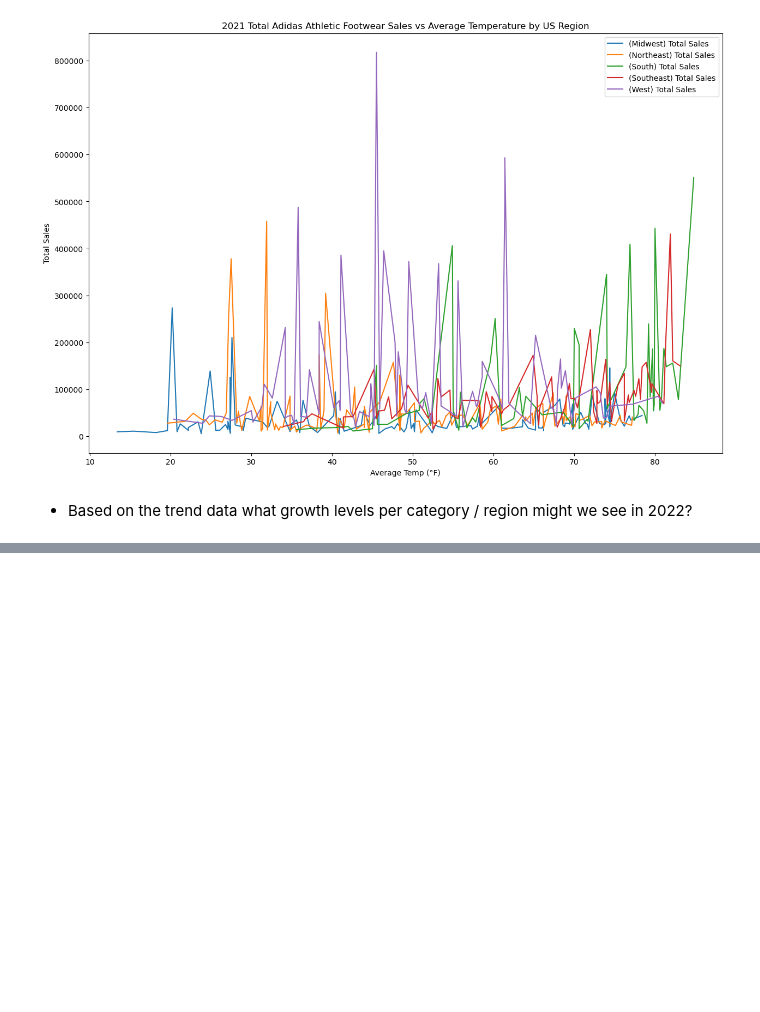
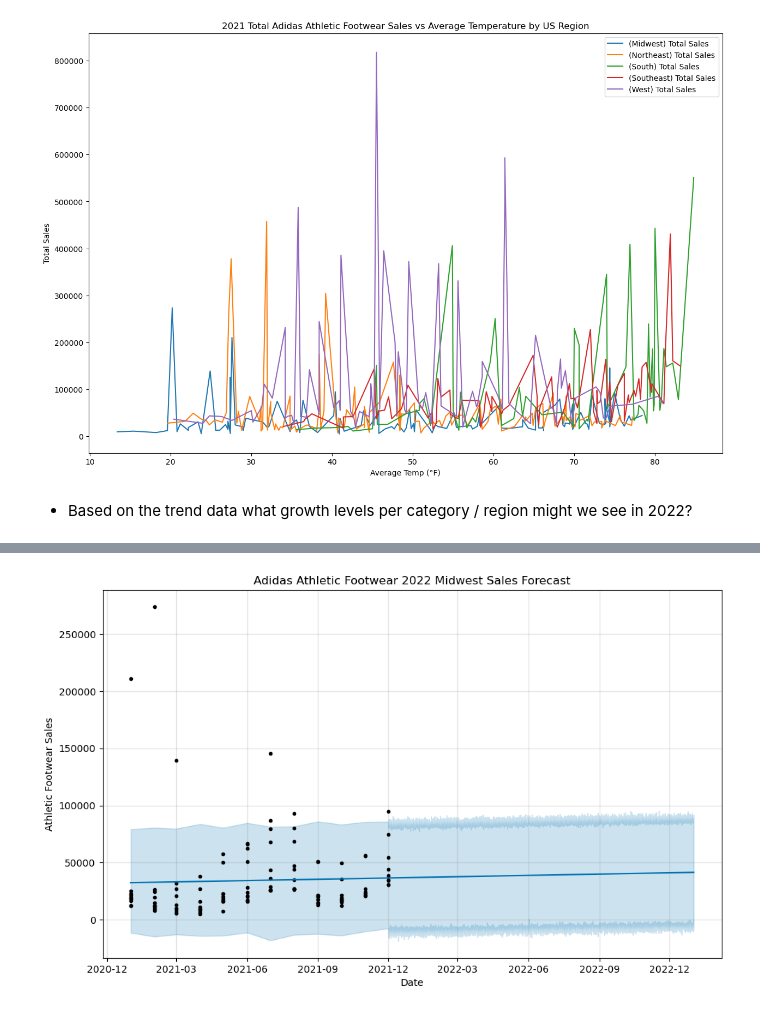
Before and after one commit to Krinnik/adidas_sales_temp_analysis, a Jupyter notebook: nik_workspace.ipynb, the cells around one changed output, grey strips where cells are left out. Saved outputs shown, nothing was run; the diff lists cells and outputs as text; code cells hidden in the pictures; blank space fills up the shorter version.

Commit message:
finished regional analysis with Phophet prediction plots.

```diff
--- a/nik_workspace.ipynb
+++ b/nik_workspace.ipynb
@@ -1405,0 +1559,6 @@ plt.show()
+# %%
+'''Call, fit, and create future and forecast dataframes with Prophet\n
+For Midwest, Northeast, West, Southeast, South, and Total 2021 datasets'''
+
+mw_model = Prophet()
+mw_model
@@ -1405,0 +1587,2 @@ plt.show()
+# %%
+mw_model.fit(adidas_mw_trends)
@@ -1405,0 +1617,4 @@ plt.show()
+# %%
+future_mw_trends = mw_model.make_future_dataframe(periods=9503, freq='h')
+
+display(future_mw_trends.tail())
@@ -1405,0 +1668,4 @@ plt.show()
+# %%
+forecast_mw_trends = mw_model.predict(future_mw_trends)
+
+forecast_mw_trends.head()
@@ -1405,0 +1804,9 @@ plt.show()
+# %%
+'''Plotting Trend Forecast Predictions for Each Region and Combined Regional Trend Forecast Predictions'''
+mw_model.plot(forecast_mw_trends)
+plt.title('Adidas Athletic Footwear 2022 Midwest Sales Forecast')
+plt.xlabel('Date')
+plt.ylabel('Athletic Footwear Sales')
+plt.show()
+# %% [output]
+[figure, added]
```
Also changed, not shown: parts of 42 cells of this notebook.
